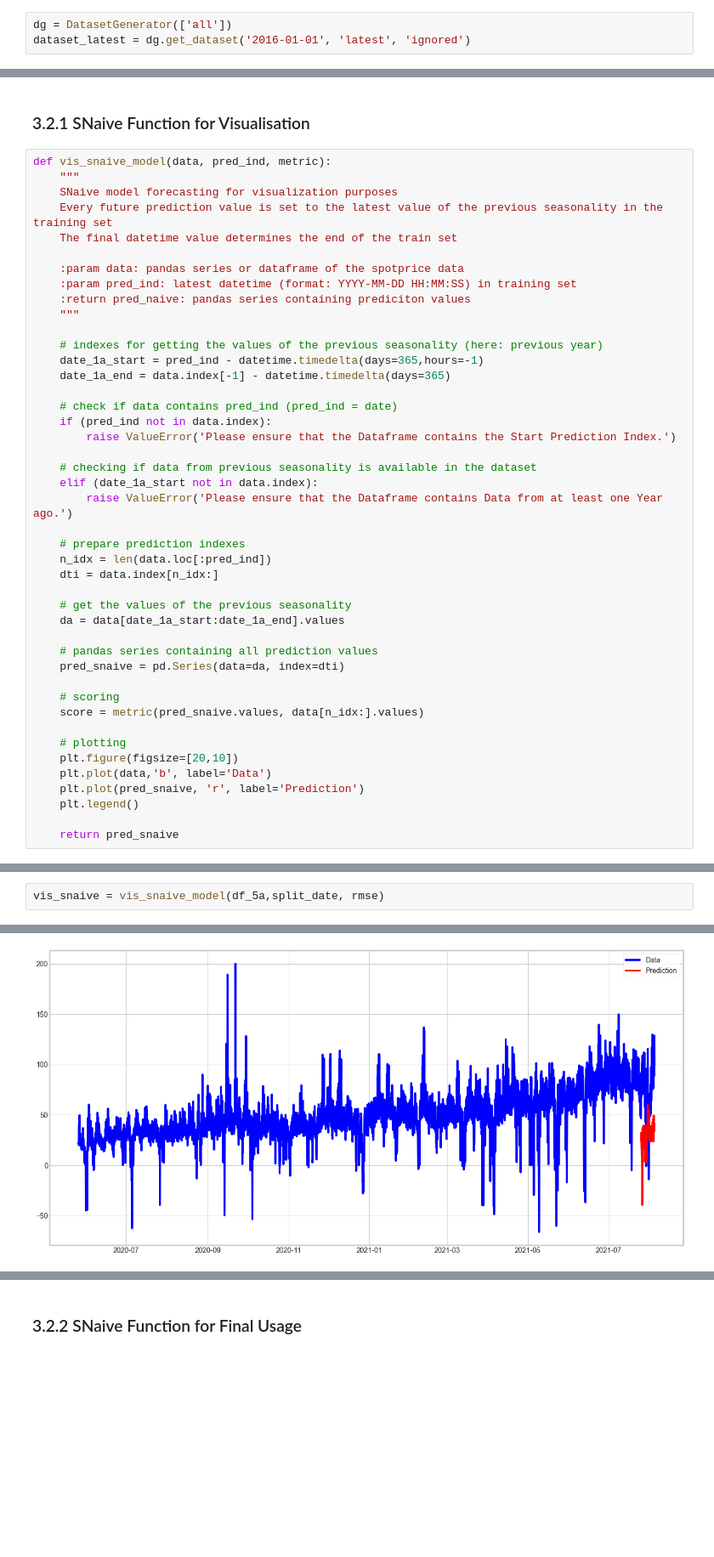
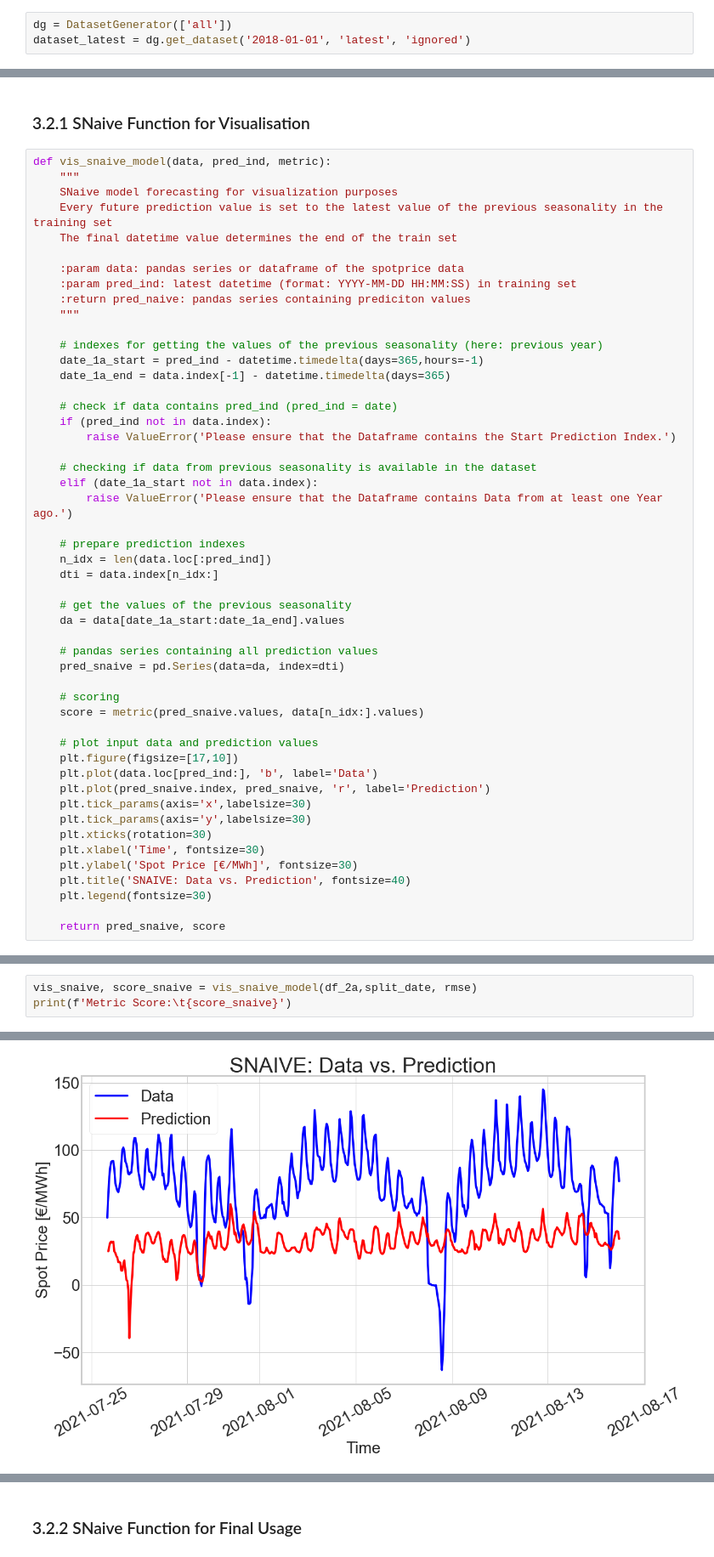
Before and after one commit to kerstinforster/electricity-price-forecasting, a Jupyter notebook: modellab/Stats_Models.ipynb, the cells around one changed output, grey strips where cells are left out. Shown at 85% size. Cells and saved outputs as stored; diff of their text form; blank space fills up the shorter version.

Commit message:
Cleaned Code & Plots

```diff
--- a/modellab/Stats_Models.ipynb
+++ b/modellab/Stats_Models.ipynb
@@ -32,7 +32,7 @@ from src.data.data_transformer import DataTransformer
 Download the Data (Montel Data & Weather Data; Entsoe Data is still missing)
 # %%
 dg = DatasetGenerator(['all'])
-dataset_latest = dg.get_dataset('2016-01-01', 'latest', 'ignored')
+dataset_latest = dg.get_dataset('2018-01-01', 'latest', 'ignored')
 # %% [output]
 Downloading montel data.
 Downloading entsoe data.
@@ -291,10 +300,16 @@ def vis_snaive_model(data, pred_ind, metric):
     # scoring
     score = metric(pred_snaive.values, data[n_idx:].values)
 
-    # plotting
-    plt.figure(figsize=[20,10])
-    plt.plot(data,'b', label='Data')
-    plt.plot(pred_snaive, 'r', label='Prediction')
-    plt.legend()
+    # plot input data and prediction values
+    plt.figure(figsize=[17,10])
+    plt.plot(data.loc[pred_ind:], 'b', label='Data')
+    plt.plot(pred_snaive.index, pred_snaive, 'r', label='Prediction')
+    plt.tick_params(axis='x',labelsize=30)
+    plt.tick_params(axis='y',labelsize=30)
+    plt.xticks(rotation=30)
+    plt.xlabel('Time', fontsize=30)
+    plt.ylabel('Spot Price [€/MWh]', fontsize=30)
+    plt.title('SNAIVE: Data vs. Prediction', fontsize=40)
+    plt.legend(fontsize=30)
 
-    return pred_snaive
+    return pred_snaive, score
@@ -303,3 +316,4 @@ def vis_snaive_model(data, pred_ind, metric):
 # %%
-vis_snaive = vis_snaive_model(df_5a,split_date, rmse)
+vis_snaive, score_snaive = vis_snaive_model(df_2a,split_date, rmse)
+print(f'Metric Score:\t{score_snaive}')
 # %% [output]
@@ -306 +321 @@ vis_snaive = vis_snaive_model(df_5a,split_date, rmse)
-[figure, old version]
+[figure, new version]
```
Also changed, not shown: parts of 29 cells of this notebook.
